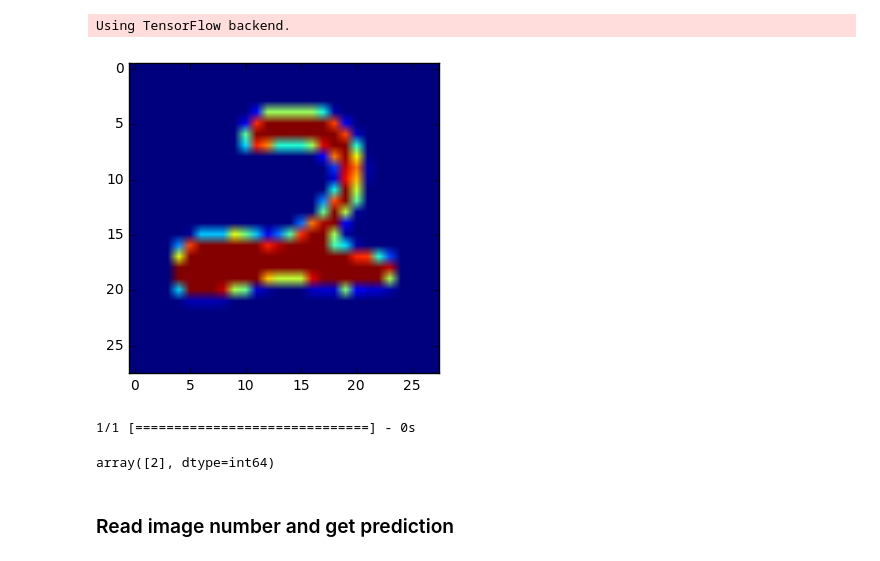
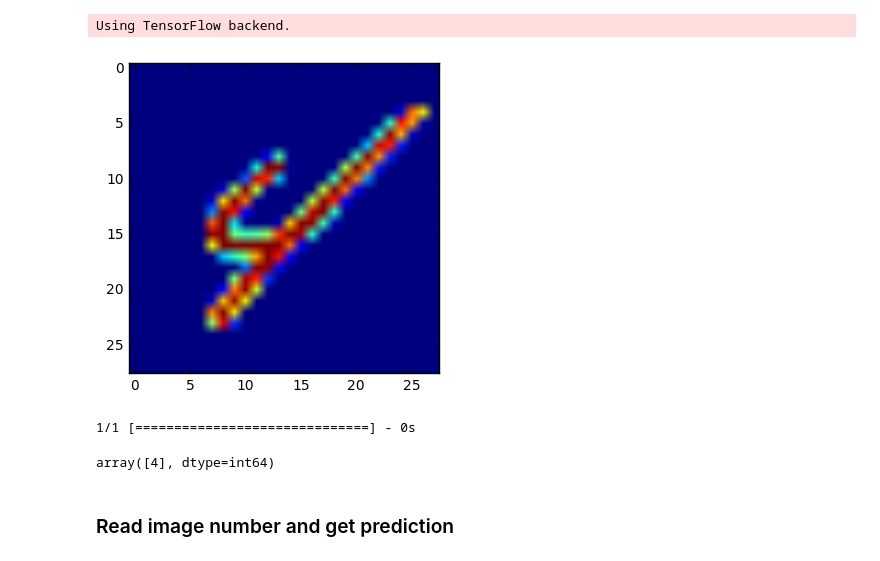
Before and after one commit to hamzafar/deep_learning_by_Google, a Jupyter notebook: project/identify numbers.ipynb, the cells around one changed output. Saved outputs shown, nothing was run; the diff lists cells and outputs as text; code cells hidden in the pictures.

```diff
--- a/project/identify numbers.ipynb
+++ b/project/identify numbers.ipynb
@@ -26,13 +26,13 @@ def plt_img(idx):
 def get_prediction(idx):
     return(model.predict_classes(X_test[idx:idx+1,:,:,:]))
 # %%
-idx = 1876
+idx = 150
 plt_img(idx)
 get_prediction(idx)
 # %% [output]
-[figure, old version]
+[figure, new version]
 1/1 [==============================] - 0s
-array([2], dtype=int64)
+array([4], dtype=int64)
 # %% [markdown]
 ### Read image number and get prediction
 # %%
```
Also changed, not shown: parts of 9 cells of this notebook.
